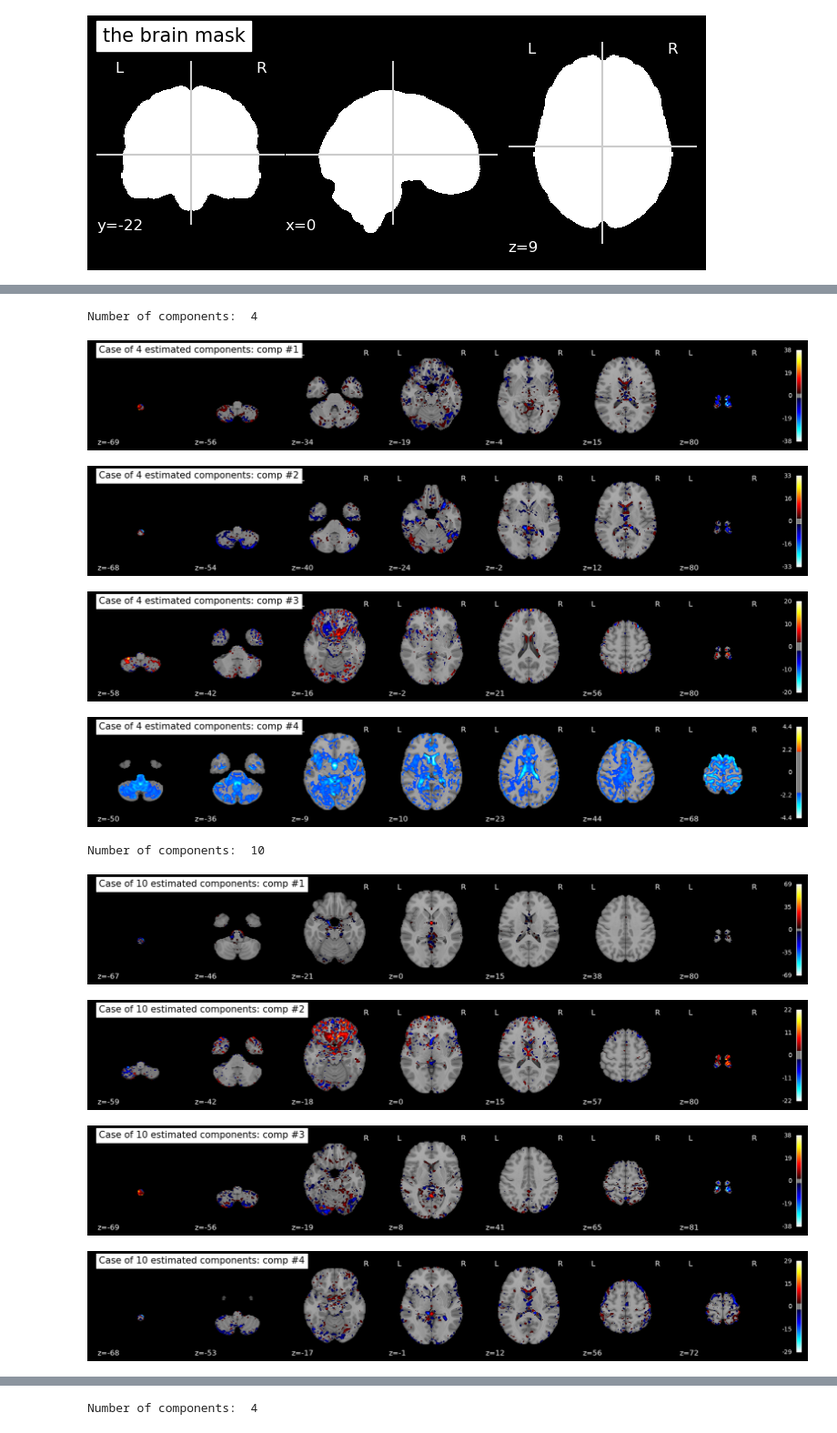
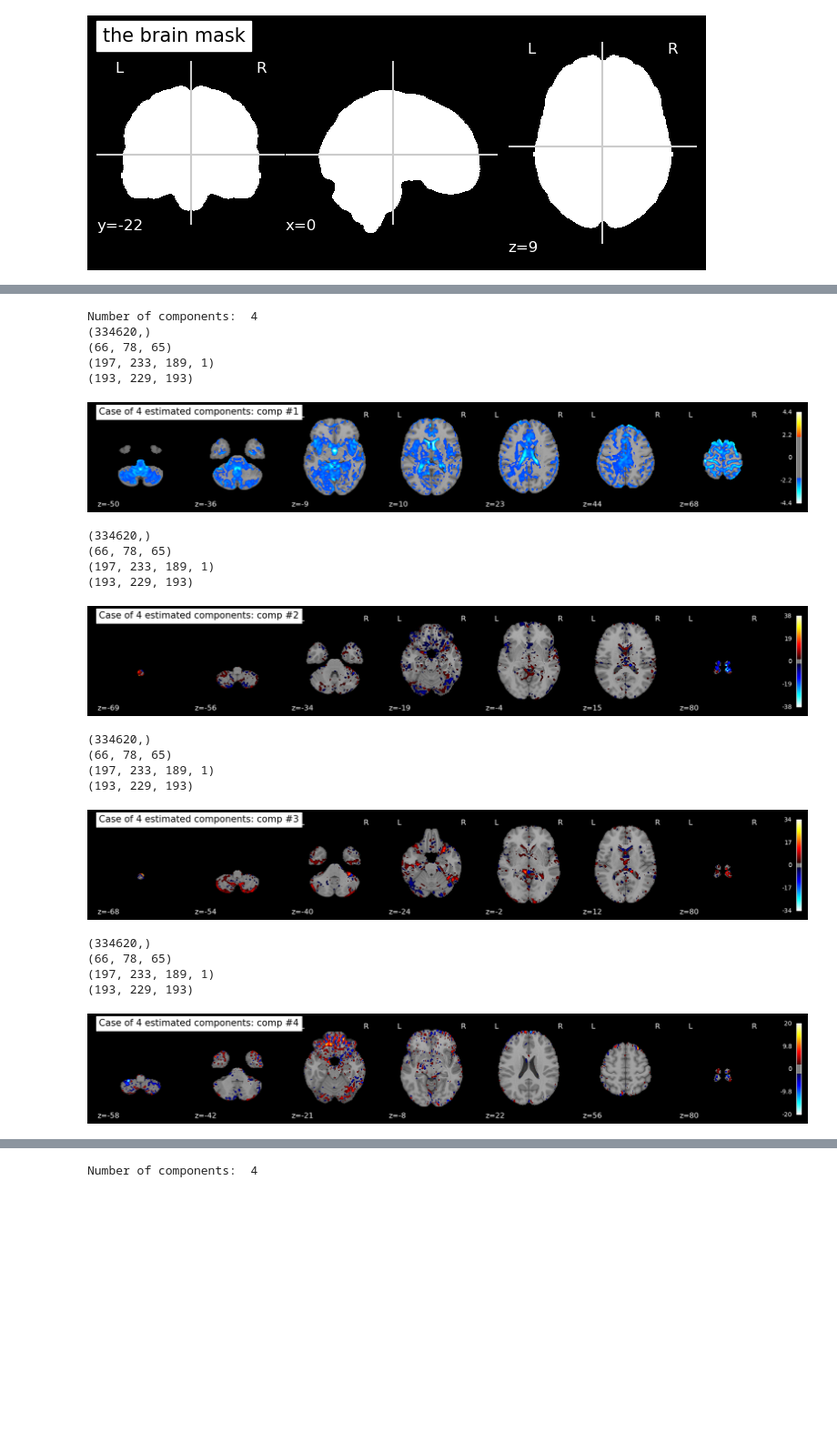
Before and after one commit to claireFriedrich/NSSP, a Jupyter notebook: Miniprojet2/MiniProject_2.ipynb, the cells around one changed output, grey strips where cells are left out. Shown at 91% size. Saved outputs shown, nothing was run; the diff lists cells and outputs as text; code cells hidden in the pictures; blank space fills up the shorter version.

```diff
--- a/Miniprojet2/MiniProject_2.ipynb
+++ b/Miniprojet2/MiniProject_2.ipynb
@@ -246,7 +236,7 @@ import nibabel as nib
 
 def load_func_data(subject, run) :
     bids_root = op.join(os.path.abspath(""), "miniproject_icafunc_bold")
-    deriv_root = op.join(bids_root3, 'derivatives')
+    deriv_root = op.join(bids_root, 'derivatives')
     func_path = op.join(deriv_root, 'sub-'+ subject, 'func')
     file_name = "sub-" + subject + "_task-fullchecker_run-" + run + "_space-MNI152NLin2009cAsym_desc-preproc_bold.nii.gz"
     return op.join(func_path, file_name)
@@ -255,7 +245,7 @@ def load_event(subject, run) :
     bids_root = op.join(os.path.abspath(""), "miniproject_ica_events")
     func_path = op.join(bids_root, 'sub-'+subject, 'func')
     file_name = "sub-" + subject + "_task-fullchecker_run-" + run + "_events.tsv"
-    return op.join(func_path, file_name)
+    return func_path, file_name
 
 def load_anat_data(subject) :
     sample_path = "miniproject_ica_data_anat"
@@ -466,3 +467,5 @@ nb_components[1]
 # %%
-S_dict[10]
+anat_sub_02_path = load_anat_data(subject)
+anat_sub_02 = load_data(anat_sub_02_path)
+anat_sub_02.shape
 # %% [output]
@@ -482,32 +473,59 @@ array([[ 0.01010278,  0.03081485,  0.00307392, ...,  0.24465843,
 # %%
 #* Plot the group-level independent components for the different number of requested components.
 ## Here you can use only 3 components to reduce the plots
 ## e.g. uncomment this if you used more than 3 values before
 # nb_components = nb_components[:3]
 
 def ICA_plot (nb_components, data_dict, mask) :
 
-    for n in nb_components:
-        print('Number of components: ',n)
+    for n in nb_components[0:1]:
+        print('Number of components: ', n)
         S_ = data_dict[n].copy()
         for idx, s in enumerate(S_.T[:min(10, S_.T.shape[0]),:]): # plot min(4, #comp_estimated) components , change 10 with 4 to plot less
+            print(s.shape)
             s_img = nib.Nifti1Image(np.reshape(s, (x,y,z)), affine)
+            print(s_img.shape)
+
             data = mask.fit_transform(s_img)
             masked_ = masker.inverse_transform(data) # mask the components
+            print(masked_.shape)
+
+            #anat_sub_02_path = load_anat_data("02")
+
+            #result = op.join(os.path.abspath(""),f'{n}_{s}_T1w_mni.nii.gz')
+            #flirt(s_img, anat_sub_02_path, out=result)
+            #masked_ = load_data(result)
+            #print(masked_.shape)
+
+            #anat_sub_02 = load_data(anat_sub_02_path)
+
+            print(anat_sub_02.shape)
+
             plot_stat_map(masked_, display_mode="z", title='Case of {} estimated components: comp #{}'.format(n,idx+1),
-                          colorbar=True, black_bg=True, threshold=2*np.std(s),)
+                          colorbar=True, black_bg=True, threshold=2*np.std(s))#, bg_img= anat_sub_02 )
                           #output_file=save_results + "ICA_components_{}_n_{}.png".format(idx,n)) # uncomment to save plot
             plt.show()
 
 ICA_plot(nb_components, S_dict, masker)
 # %% [output]
 Number of components:  4
+(334620,)
+(66, 78, 65)
+(197, 233, 189, 1)
+(193, 229, 193)
-[figure, old version]
+[figure, new version]
+(334620,)
+(66, 78, 65)
+(197, 233, 189, 1)
+(193, 229, 193)
-[figure, old version]
+[figure, new version]
+(334620,)
+(66, 78, 65)
+(197, 233, 189, 1)
+(193, 229, 193)
-[figure, old version]
+[figure, new version]
+(334620,)
+(66, 78, 65)
+(197, 233, 189, 1)
+(193, 229, 193)
-[figure, old version]
+[figure, new version]
-Number of components:  10
-[figure, removed]
-[figure, removed]
-[figure, removed]
-[figure, removed]
```
Also changed, not shown: parts of 17 cells of this notebook.
